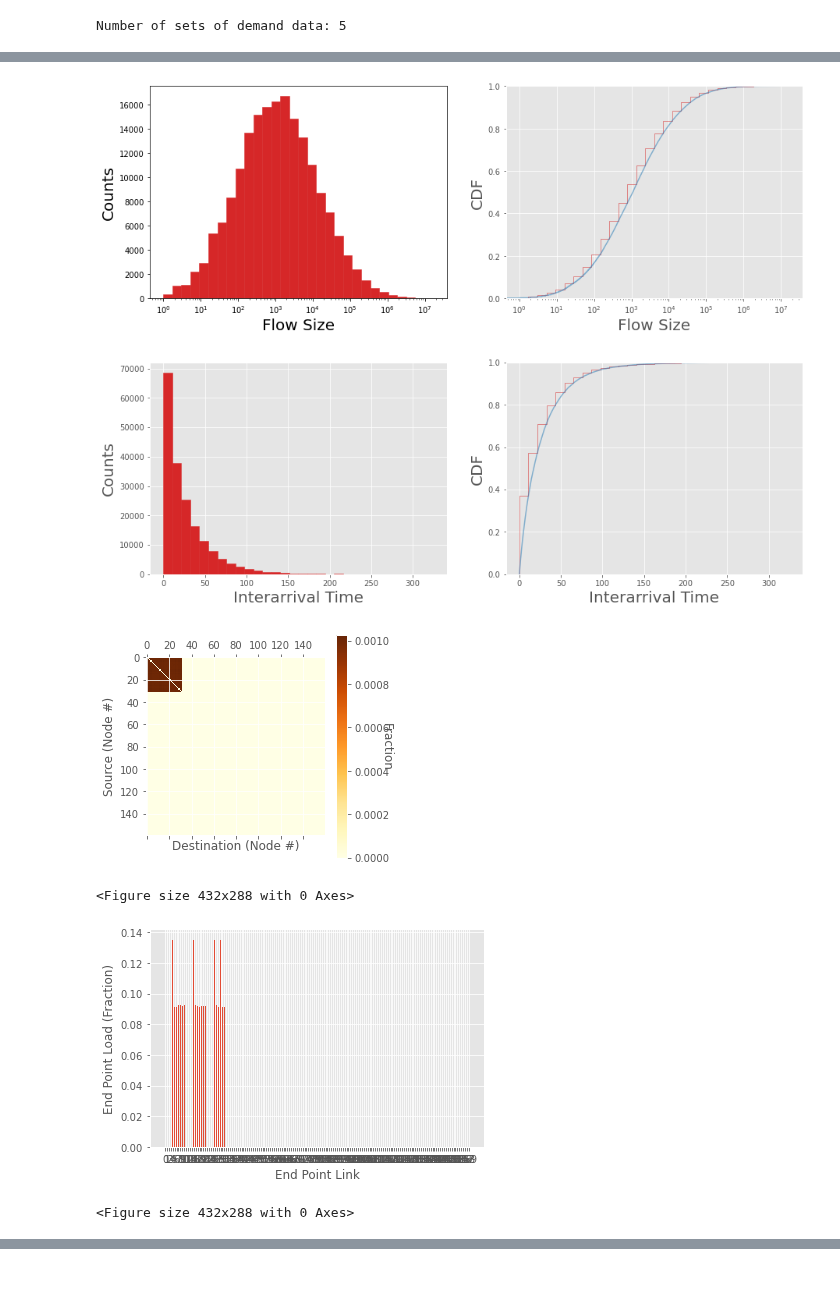
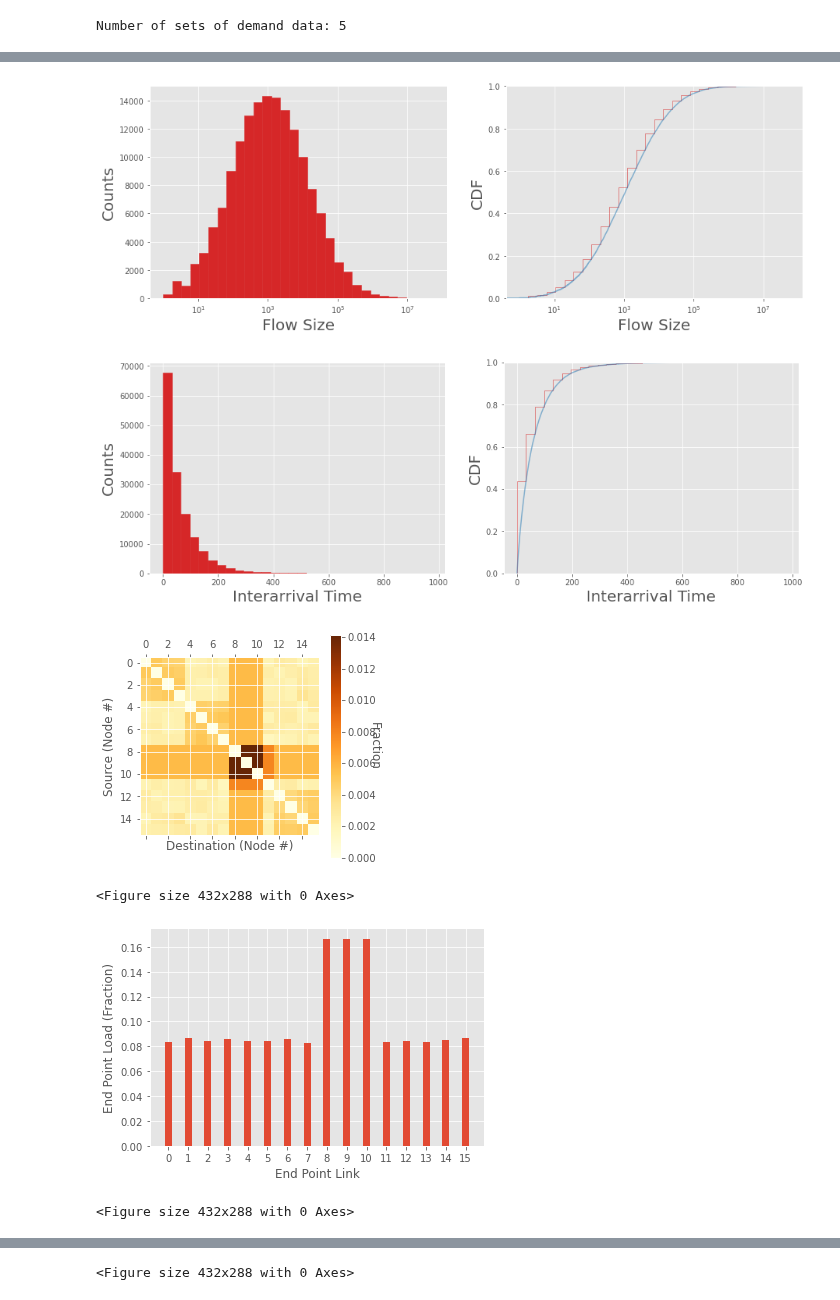
Before and after one commit to cwfparsonson/trafpy, a Jupyter notebook: notebooks/demand_plotbed.ipynb, the cells around one changed output, grey strips where cells are left out. Cells and saved outputs as stored; diff of their text form; code cells hidden in the pictures.

```diff
--- a/notebooks/demand_plotbed.ipynb
+++ b/notebooks/demand_plotbed.ipynb
@@ -7,8 +7,8 @@ import json
 
 # load demand data
 # DATA_NAME = 'ndf50_mldat6e8_university'
-DATA_NAME = 'social_media_cloud_k_4_N_2_chancap500_numchans1_mldat2e6_bidirectional'
-path_to_benchmark_data = os.path.dirname(trafpy.__file__)+'/../data/benchmark_data/{}_benchmark_data.json'.format(DATA_NAME)
+DATA_NAME = 'university_k_4_L_2_n_4_chancap500_numchans1_mldat2e6_bidirectional'
+path_to_benchmark_data = '/scratch/datasets/trafpy/traces/flowcentric/{}_benchmark_data.json'.format(DATA_NAME)
 benchmark_data = json.loads(tpg.load_data_from_json(path_to_benchmark_data))
 # %% [output]
 The autoreload extension is already loaded. To reload it, use:
@@ -41,8 +41,7 @@ plt.rcParams.update({'figure.max_open_warning': 0}) # disable warnings
 from trafpy.generator import Demand, DemandsAnalyser, DemandPlotter, DemandsPlotter
 
 # for plotting
-# net = tpg.gen_fat_tree(k=3, N=2, num_channels=1, server_to_rack_channel_capacity=500, rack_to_edge_channel_capacity=40000, edge_to_agg_channel_capacity=40000, agg_to_core_channel_capacity=40000, bidirectional_links=True)
-net = tpg.gen_fat_tree(k=4, N=2, num_channels=1, server_to_rack_channel_capacity=500, rack_to_edge_channel_capacity=40000, edge_to_agg_channel_capacity=40000, agg_to_core_channel_capacity=40000, bidirectional_links=True)
+net = tpg.gen_fat_tree(k=4, L=2, n=4, num_channels=1, server_to_rack_channel_capacity=500, rack_to_edge_channel_capacity=1000, edge_to_agg_channel_capacity=1000, agg_to_core_channel_capacity=2000, bidirectional_links=True)
 slot_size = 1e6
 
 # create demand objects and print analysis summary
@@ -71,15 +70,14 @@ plt.rcParams.update({'figure.max_open_warning': 0}) # disable warnings
 from trafpy.generator import Demand, DemandsAnalyser, DemandPlotter, DemandsPlotter
 
 # for plotting
-# net = tpg.gen_fat_tree(k=3, N=2, num_channels=1, server_to_rack_channel_capacity=500, rack_to_edge_channel_capacity=40000, edge_to_agg_channel_capacity=40000, agg_to_core_channel_capacity=40000, bidirectional_links=True)
-net = tpg.gen_fat_tree(k=4, N=2, num_channels=1, server_to_rack_channel_capacity=500, rack_to_edge_channel_capacity=40000, edge_to_agg_channel_capacity=40000, agg_to_core_channel_capacity=40000, bidirectional_links=True)
+net = tpg.gen_fat_tree(k=4, L=2, n=4, num_channels=1, server_to_rack_channel_capacity=500, rack_to_edge_channel_capacity=1000, edge_to_agg_channel_capacity=1000, agg_to_core_channel_capacity=2000, bidirectional_links=True)
 slot_size = 1e6
 
 # create demand objects and print analysis summary
 demands = []
 for demand_data, load in zip(demand_data_list, loads):
     demand = Demand(demand_data, net.graph['endpoints'])
-    demand.name = 'load_{}'.format(load) # name for multi-plot jjlegend(s)
+    demand.name = 'load_{}'.format(load) # name for multi-plot legend(s)
     demands.append(demand)
     plotter = DemandPlotter(demand)
     plotter.plot_flow_size_dist(logscale=True, num_bins=30)
@@ -99,6 +105,6 @@ KeyboardInterrupt:
-[figure, old version]
+[figure, new version]
-[figure, old version]
+[figure, new version]
-[figure, old version]
+[figure, new version]
 <Figure size 432x288 with 0 Axes>
-[figure, old version]
+[figure, new version]
 <Figure size 432x288 with 0 Axes>
@@ -104,0 +112 @@ KeyboardInterrupt:
+<Figure size 432x288 with 0 Axes>
```
Also changed, not shown: parts of 3 cells of this notebook, 18 other files.
